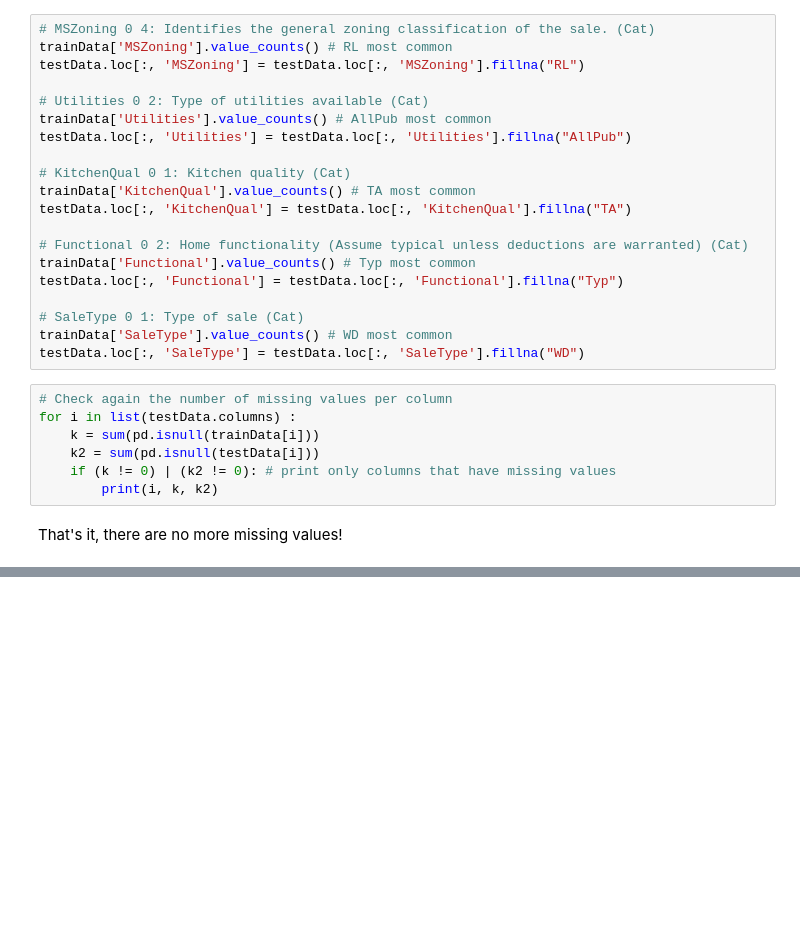
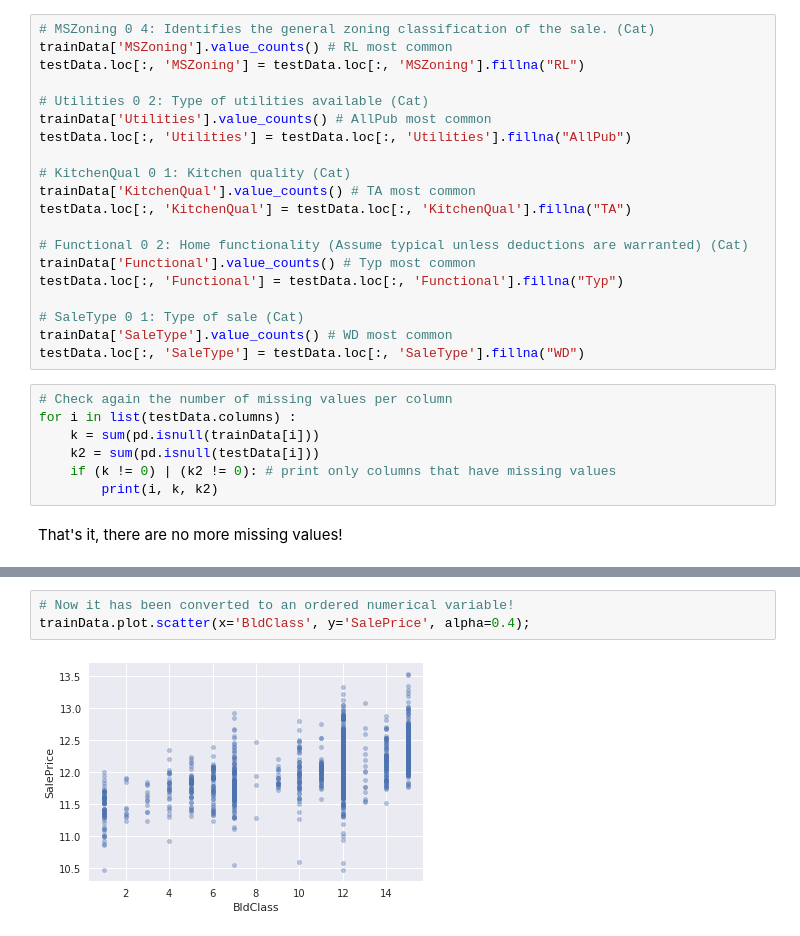
Before and after one commit to jmwagstaff/House-Prices, a Jupyter notebook: HousePrices.ipynb, the cells around one changed output, grey strips where cells are left out. Saved outputs shown, nothing was run; the diff lists cells and outputs as text; blank space fills up the shorter version.

```diff
--- a/HousePrices.ipynb
+++ b/HousePrices.ipynb
@@ -1032,0 +784,5 @@ I'm not sure what's the best way to deal with these missing values. But since ou
+# %%
+# Now it has been converted to an ordered numerical variable!
+trainData.plot.scatter(x='BldClass', y='SalePrice', alpha=0.4);
+# %% [output]
+[figure, added]
```
Also changed, not shown: parts of 158 cells of this notebook, 1 other file.
